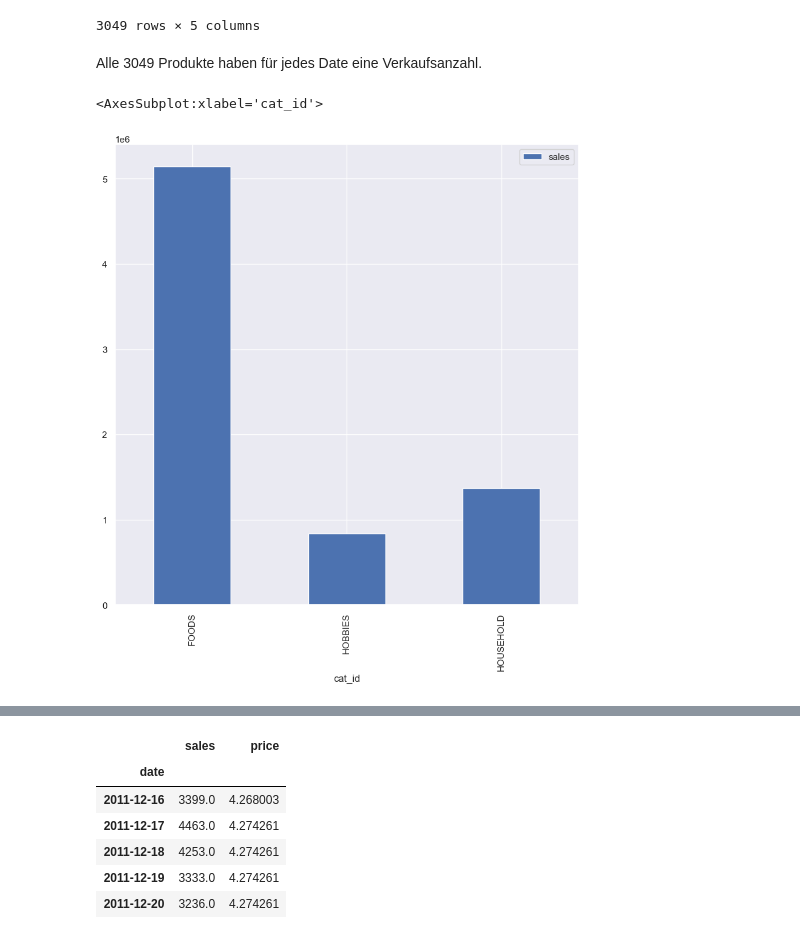
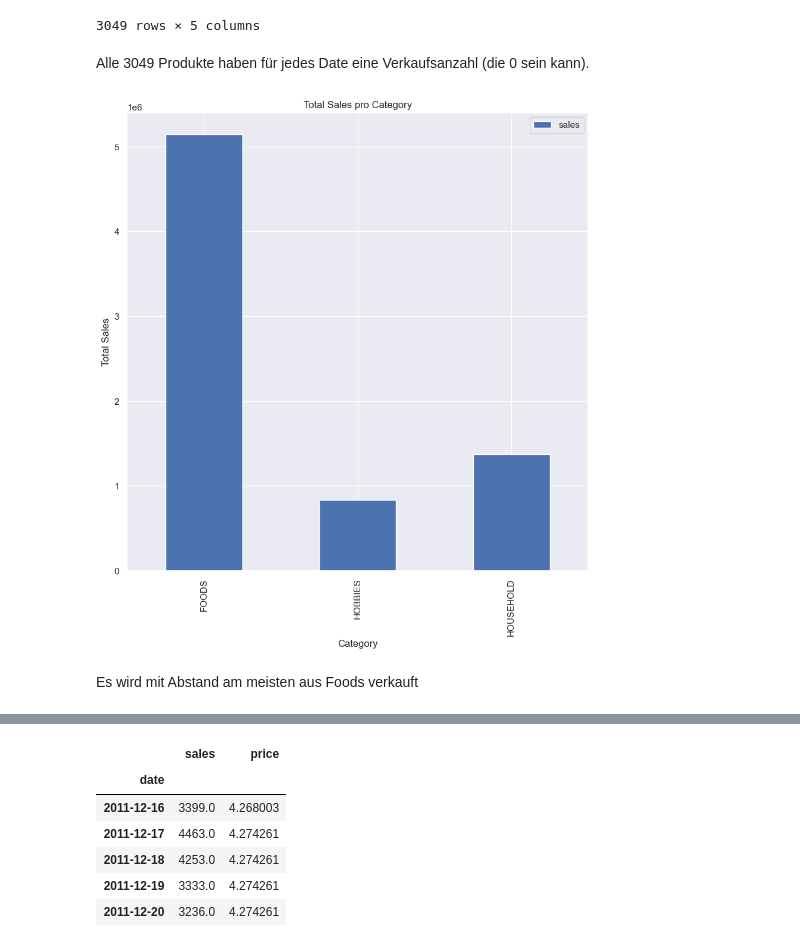
Before and after one commit to EdwinUe/BAB_WS22-23, a Jupyter notebook: Code/Forecast_Gruppe 6.ipynb, the cells around one changed output, grey strips where cells are left out. Drawn from its saved outputs; the diff is of its cells as text; code cells hidden in the pictures.

```diff
--- a/Code/Forecast_Gruppe 6.ipynb
+++ b/Code/Forecast_Gruppe 6.ipynb
@@ -671,12 +621,17 @@ df_sales[df_sales['date']=='2011-03-01']
 | 3048 | 2011-03-01 | FOODS_3_827 | FOODS_3 | FOODS | 0 |
 3049 rows × 5 columns
 # %% [markdown]
-Alle 3049 Produkte haben für jedes Date eine Verkaufsanzahl.
+Alle 3049 Produkte haben für jedes Date eine Verkaufsanzahl (die 0 sein kann).
 # %%
 df_sales.groupby(by='cat_id').sum().plot.bar()
+plt.title('Total Sales pro Category')
+plt.xlabel("Category")
+plt.ylabel("Total Sales")
+plt.show()
 # %% [output]
-<AxesSubplot:xlabel='cat_id'>
-[figure, old version]
+[figure, new version]
+# %% [markdown]
+Es wird mit Abstand am meisten aus Foods verkauft
 # %%
 df_plot3 = df[['date', 'sales', 'price']].groupby(by='date').agg({'sales': 'sum', 'price': 'mean'})
 
```
Also changed, not shown: parts of 35 cells of this notebook.
